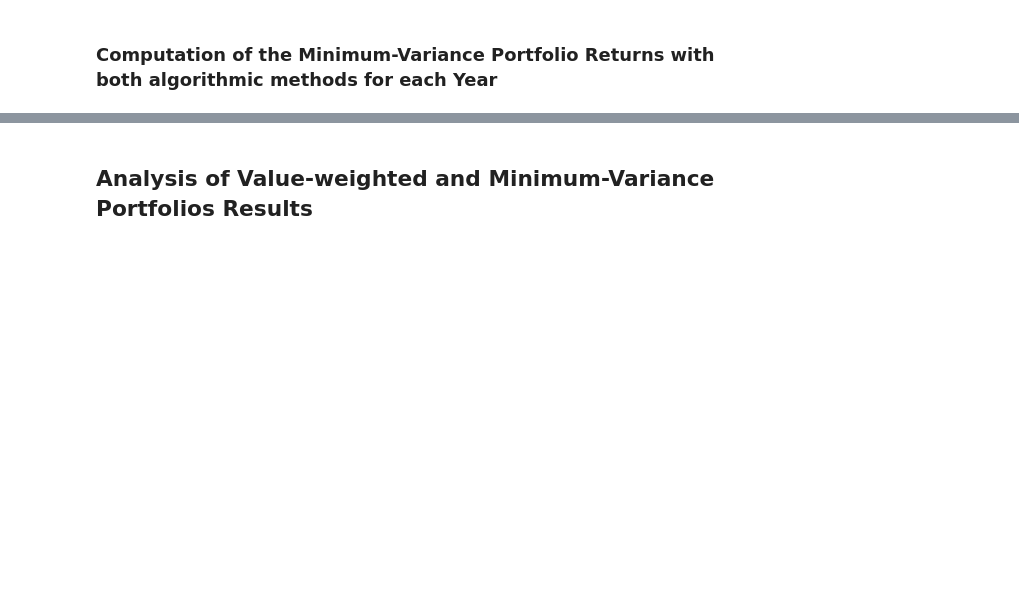
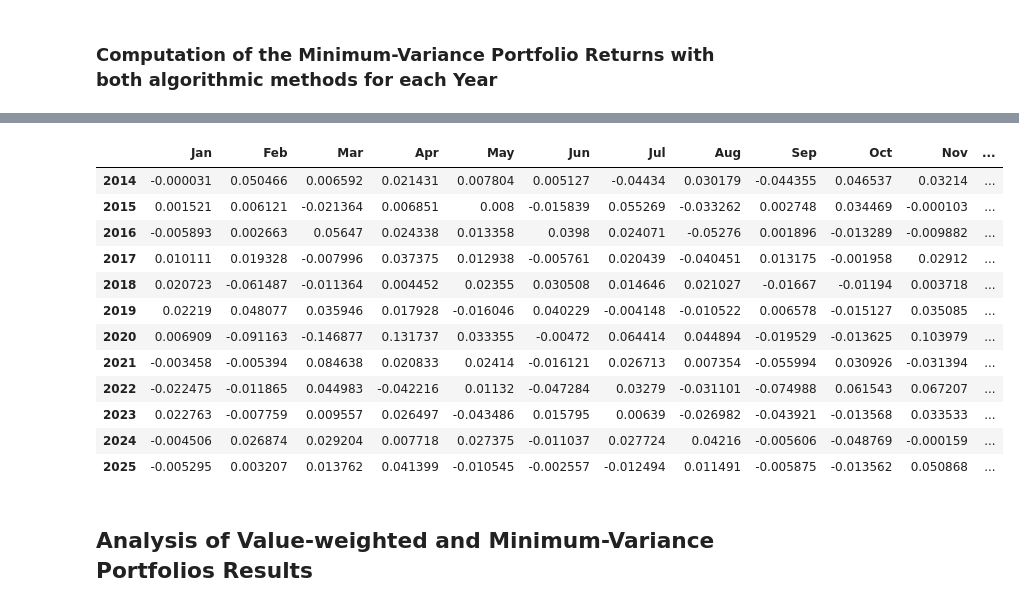
Before and after one commit to Quentinrezzo/Sustainability-Project, a Jupyter notebook: sustainability/notebook.ipynb, the cells around one changed output, grey strips where cells are left out. Cells and saved outputs as stored; diff of their text form; code cells hidden in the pictures; blank space fills up the shorter version.

```diff
--- a/sustainability/notebook.ipynb
+++ b/sustainability/notebook.ipynb
@@ -1044,16 +1059,12 @@ min_var_portfolio_2014_lw_returns
 # %%
 # Creation of a DataFrame with the weights and ISINs from is_2013 for the SLSQP method
-min_var_weights_2013_samplecov = is_2013[["ISIN"]].copy()
-
+for year in range(2013, 2025):
+    globals()[f'min_var_portfolio_{year}_samplecov'] = globals()[f'is_{year}'][["ISIN"]].copy()
 # Adding the SLSQP weights to the DataFrame
-min_var_weights_2013_samplecov['min_var_weight'] = min_var_weights_2014_slsqp
-
-# Get the ISINs and last 12 columns (returns of 2014) from is_2014
-is_2014_returns = is_2014[['ISIN'] + list(is_2014.columns[-12:])]
-
-# Merge both DataFrames on the ISIN column
-min_var_portfolio_2014_slsqp_returns = min_var_weights_2013_samplecov.merge(is_2014_returns, on='ISIN', how='left')
-# Set the ISIN as the index column
-min_var_portfolio_2014_slsqp_returns = min_var_portfolio_2014_slsqp_returns.set_index('ISIN')
-
-min_var_portfolio_2014_slsqp_returns
+    globals()[f'min_var_portfolio_{year}_samplecov']['min_var_weight'] = globals()[f'min_var_weights_{year}_slsqp']
+# Set ISIN as the index column
+    globals()[f'min_var_portfolio_{year}_samplecov'] = globals()[f'min_var_portfolio_{year}_samplecov'].set_index('ISIN')
+# Multiplying the returns of each stock by its corresponding weight and summing across all stocks to get the portfolio returns
+    globals()[f'min_var_portfolio_{year+1}_samplecov_returns'] = globals()[f'min_var_portfolio_{year}_samplecov'].merge(globals()[f'is_{year+1}_returns'], on='ISIN', how='left')
+    globals()[f'min_var_portfolio_{year+1}_samplecov_returns'] = globals()[f'min_var_portfolio_{year+1}_samplecov_returns'].set_index('ISIN')
+    globals()[f'min_var_portfolio_{year+1}_samplecov_returns'] = globals()[f'min_var_portfolio_{year+1}_samplecov_returns'].iloc[:, 1:].mul(globals()[f'min_var_portfolio_{year+1}_samplecov_returns']['min_var_weight'], axis=0).sum()
@@ -1064,2 +1071,23 @@ min_var_portfolio_2014_slsqp_returns
+# %%
+# Store all the returns from the SLSQP method in a dataframe with years as index and months as columns
+min_var_portfolio_returns_slsqp_df = {}
+for year in range(2014, 2026):
+    min_var_portfolio_returns_slsqp_df[year] = globals()[f'min_var_portfolio_{year}_samplecov_returns']
+min_var_portfolio_returns_slsqp_df = create_returns_dataframe(min_var_portfolio_returns_slsqp_df)
+min_var_portfolio_returns_slsqp_df
+# %% [output]
+|  | Jan | Feb | Mar | Apr | May | Jun | Jul | Aug | Sep | Oct | Nov | ... |
+| 2014 | -0.000031 | 0.050466 | 0.006592 | 0.021431 | 0.007804 | 0.005127 | -0.04434 | 0.030179 | -0.044355 | 0.046537 | 0.03214 | ... |
+| 2015 | 0.001521 | 0.006121 | -0.021364 | 0.006851 | 0.008 | -0.015839 | 0.055269 | -0.033262 | 0.002748 | 0.034469 | -0.000103 | ... |
+| 2016 | -0.005893 | 0.002663 | 0.05647 | 0.024338 | 0.013358 | 0.0398 | 0.024071 | -0.05276 | 0.001896 | -0.013289 | -0.009882 | ... |
+| 2017 | 0.010111 | 0.019328 | -0.007996 | 0.037375 | 0.012938 | -0.005761 | 0.020439 | -0.040451 | 0.013175 | -0.001958 | 0.02912 | ... |
+| 2018 | 0.020723 | -0.061487 | -0.011364 | 0.004452 | 0.02355 | 0.030508 | 0.014646 | 0.021027 | -0.01667 | -0.01194 | 0.003718 | ... |
+| 2019 | 0.02219 | 0.048077 | 0.035946 | 0.017928 | -0.016046 | 0.040229 | -0.004148 | -0.010522 | 0.006578 | -0.015127 | 0.035085 | ... |
+| 2020 | 0.006909 | -0.091163 | -0.146877 | 0.131737 | 0.033355 | -0.00472 | 0.064414 | 0.044894 | -0.019529 | -0.013625 | 0.103979 | ... |
+| 2021 | -0.003458 | -0.005394 | 0.084638 | 0.020833 | 0.02414 | -0.016121 | 0.026713 | 0.007354 | -0.055994 | 0.030926 | -0.031394 | ... |
+| 2022 | -0.022475 | -0.011865 | 0.044983 | -0.042216 | 0.01132 | -0.047284 | 0.03279 | -0.031101 | -0.074988 | 0.061543 | 0.067207 | ... |
+| 2023 | 0.022763 | -0.007759 | 0.009557 | 0.026497 | -0.043486 | 0.015795 | 0.00639 | -0.026982 | -0.043921 | -0.013568 | 0.033533 | ... |
+| 2024 | -0.004506 | 0.026874 | 0.029204 | 0.007718 | 0.027375 | -0.011037 | 0.027724 | 0.04216 | -0.005606 | -0.048769 | -0.000159 | ... |
+| 2025 | -0.005295 | 0.003207 | 0.013762 | 0.041399 | -0.010545 | -0.002557 | -0.012494 | 0.011491 | -0.005875 | -0.013562 | 0.050868 | ... |
 # %% [markdown]
 ## Analysis of Value-weighted and Minimum-Variance Portfolios Results
```
Also changed, not shown: parts of 15 cells of this notebook.
